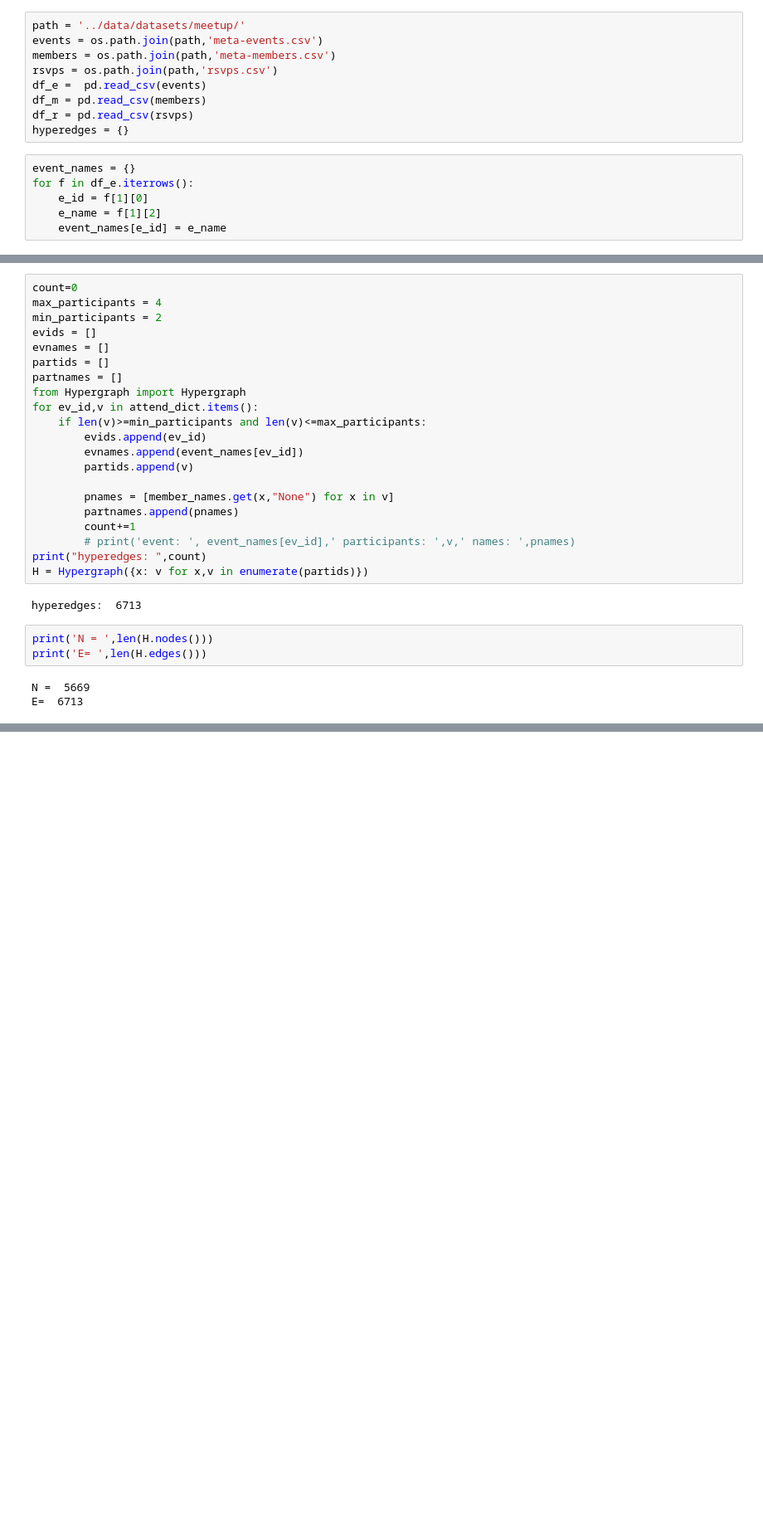
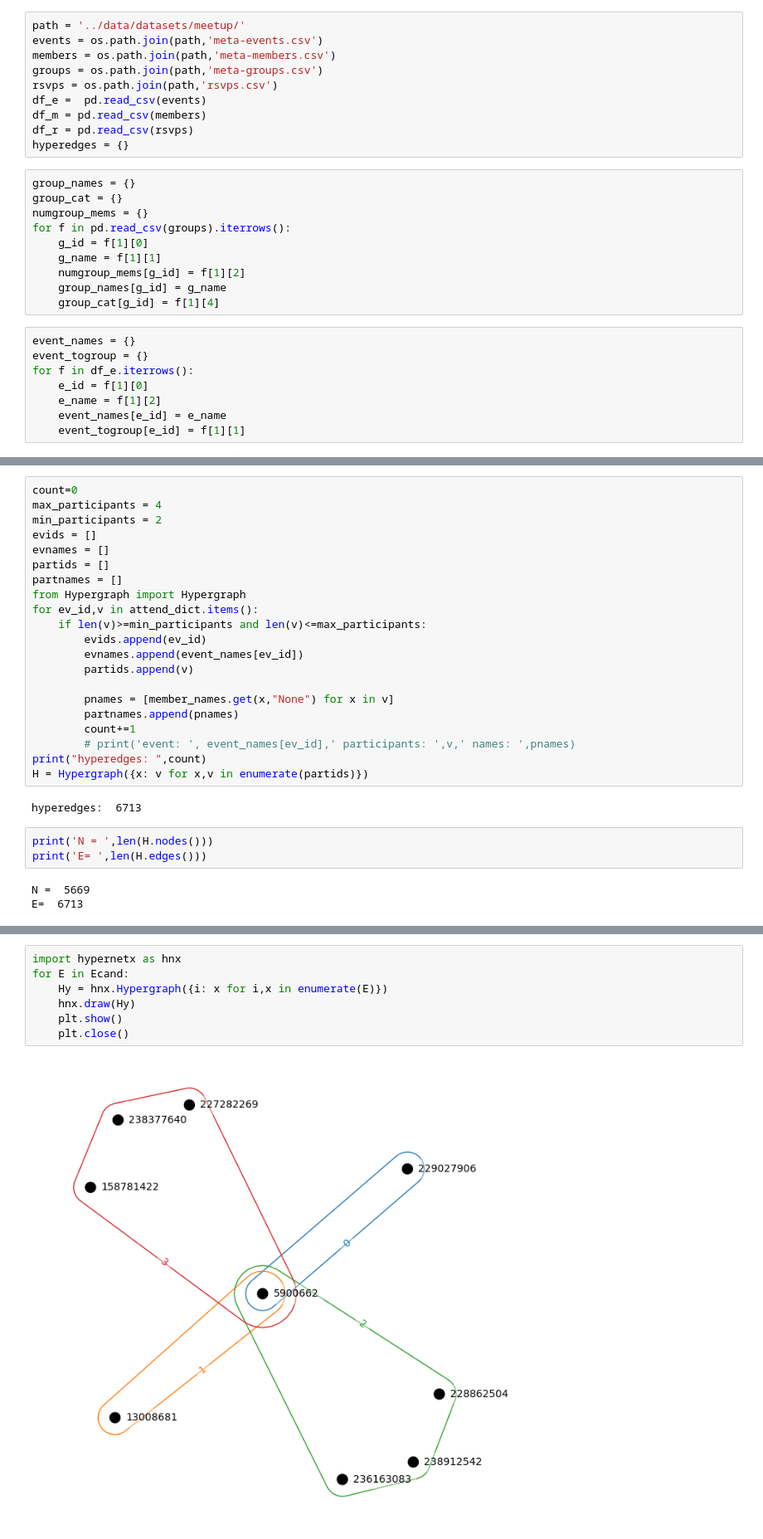
Before and after one commit to toggled/vldbsubmission, a Jupyter notebook: notebooks/meetup.ipynb, the cells around one changed output, grey strips where cells are left out. Shown at 83% size. Saved outputs shown, nothing was run; the diff lists cells and outputs as text; blank space fills up the shorter version.

Commit message:
figures

```diff
--- a/notebooks/meetup.ipynb
+++ b/notebooks/meetup.ipynb
@@ -10,17 +10,30 @@ import shutil
 path = '../data/datasets/meetup/'
 events = os.path.join(path,'meta-events.csv')
 members = os.path.join(path,'meta-members.csv')
+groups = os.path.join(path,'meta-groups.csv')
 rsvps = os.path.join(path,'rsvps.csv')
 df_e =  pd.read_csv(events)
 df_m = pd.read_csv(members)
 df_r = pd.read_csv(rsvps)
 hyperedges = {}
+# %%
+group_names = {}
+group_cat = {}
+numgroup_mems = {}
+for f in pd.read_csv(groups).iterrows():
+    g_id = f[1][0]
+    g_name = f[1][1]
+    numgroup_mems[g_id] = f[1][2]
+    group_names[g_id] = g_name
+    group_cat[g_id] = f[1][4]
 # %%
 event_names = {}
+event_togroup = {}
 for f in df_e.iterrows():
     e_id = f[1][0]
     e_name = f[1][2]
     event_names[e_id] = e_name
+    event_togroup[e_id] = f[1][1]
 # %%
 member_names = {}
 for f in df_m.iterrows():
@@ -110,0 +148,9 @@ KeyboardInterrupt:
+# %%
+import hypernetx as hnx
+for E in Ecand:
+    Hy = hnx.Hypergraph({i: x for i,x in enumerate(E)})
+    hnx.draw(Hy)
+    plt.show()
+    plt.close()
+# %% [output]
+[figure, added]
```
Also changed, not shown: parts of 6 cells of this notebook, 8 other files.
